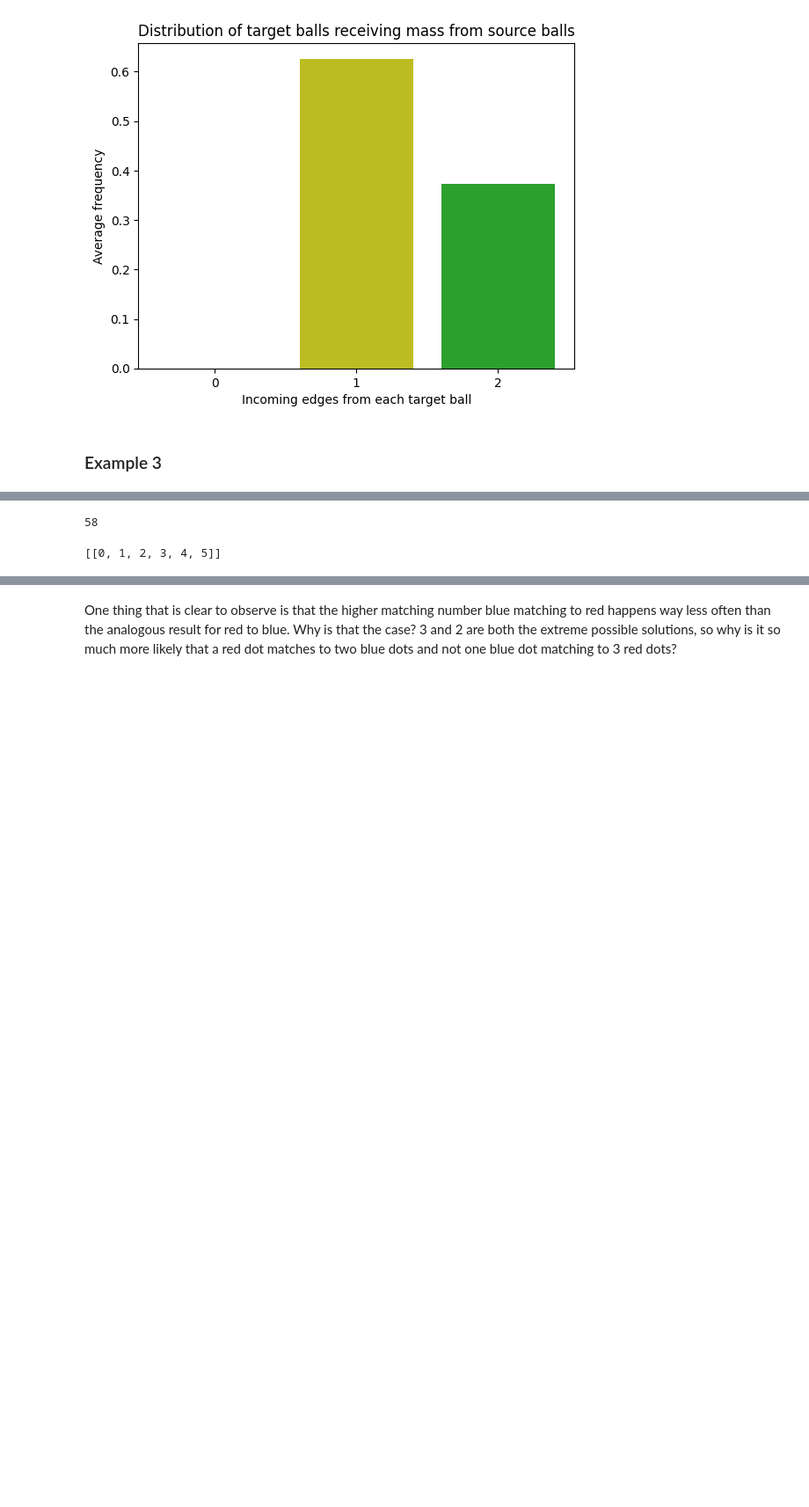
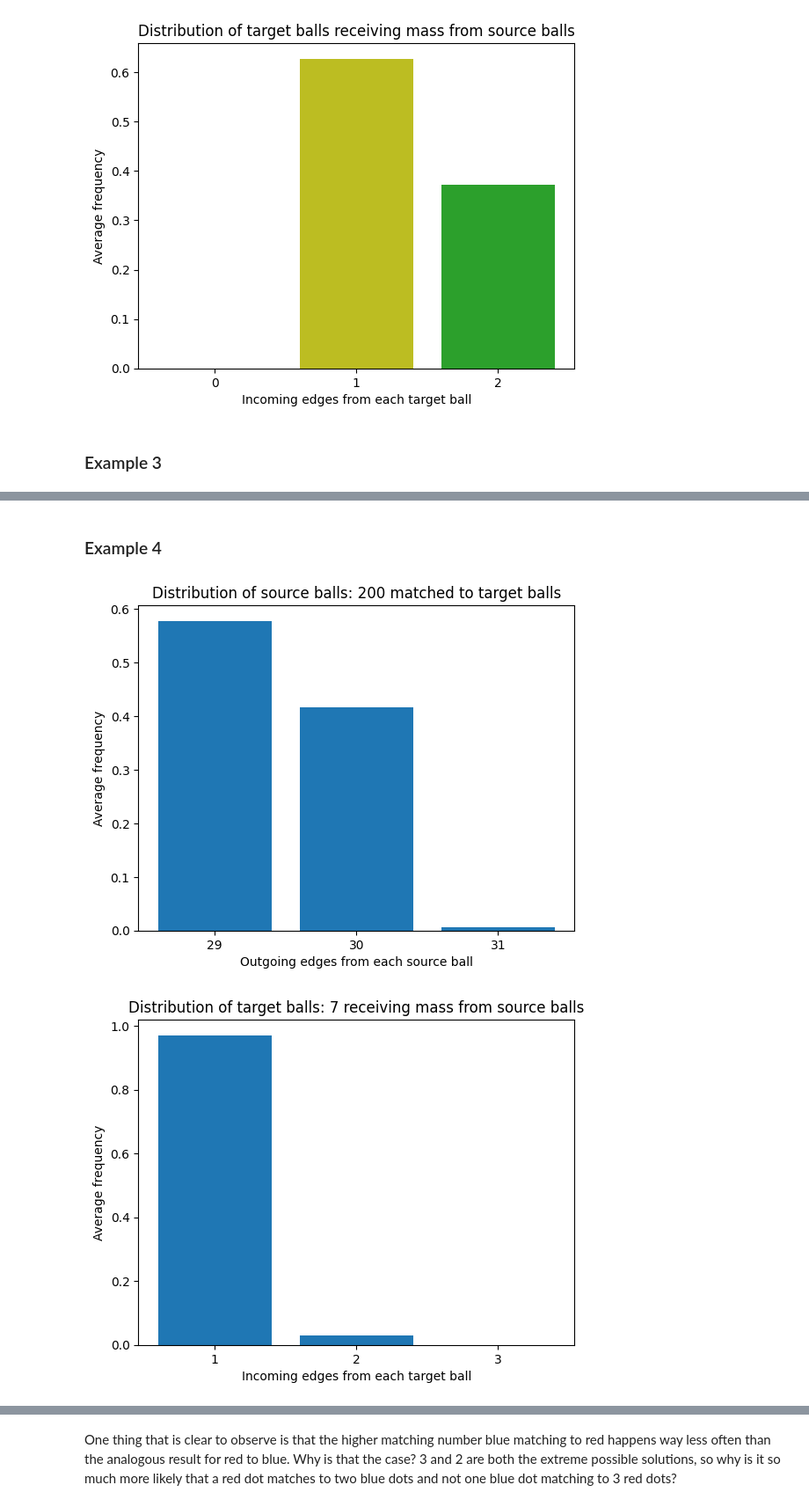
Before and after one commit to abjohnson117/OT_research, a Jupyter notebook: OT_match_stats.ipynb, the cells around one changed output, grey strips where cells are left out. Shown: that part at 88% size. Cells and saved outputs as stored; diff of their text form; code cells hidden in the pictures; blank space fills up the shorter version.

```diff
--- a/OT_match_stats.ipynb
+++ b/OT_match_stats.ipynb
@@ -61,11 +67,13 @@ m_array, n_array, possible_m, possible_n = sim_OT(m,n,it)
+# %% [markdown]
+### Example 4
 # %%
+n = 7
+m = 200
+it = 200
+m_array, n_array, possible_m, possible_n = sim_OT(m,n,it)
 avg_m_statistics = np.mean(m_array, axis=0)
 avg_n_statistics = np.mean(n_array, axis=0)
+plot_func(avg_m_statistics,avg_n_statistics,possible_m,possible_n)
+# %% [output]
+[figure, added]
+[figure, added]
-# %%
-len(avg_n_statistics)
-# %% [output]
-58
-# %%
-[possible_n]
-# %% [output]
-[[0, 1, 2, 3, 4, 5]]
```
Also changed, not shown: parts of 6 cells of this notebook, 1 other file.
